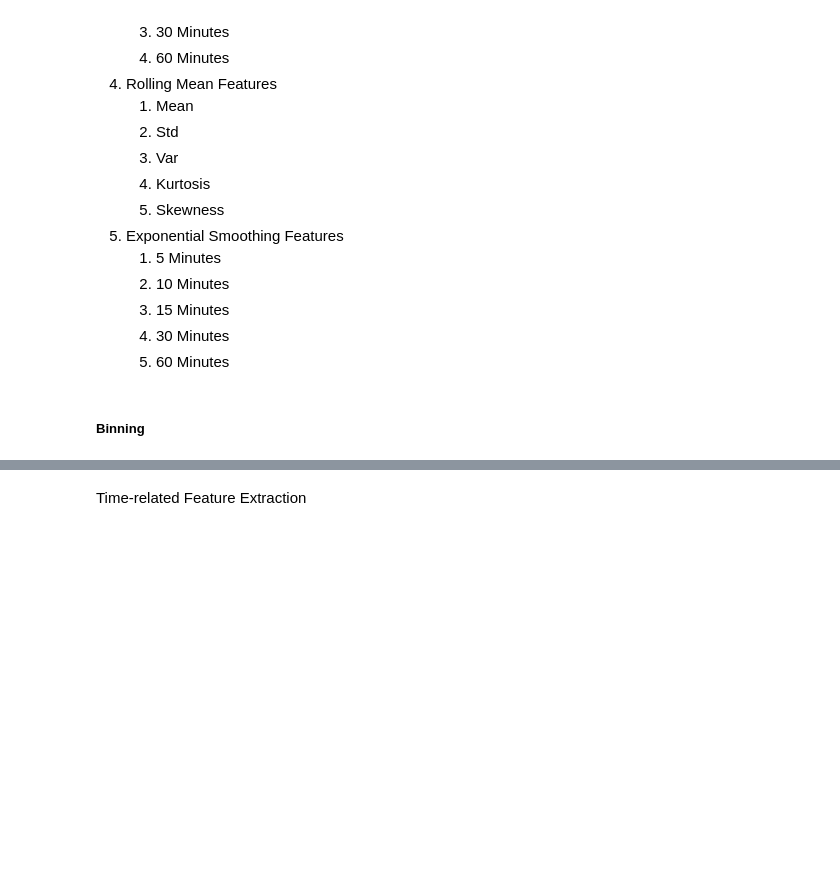
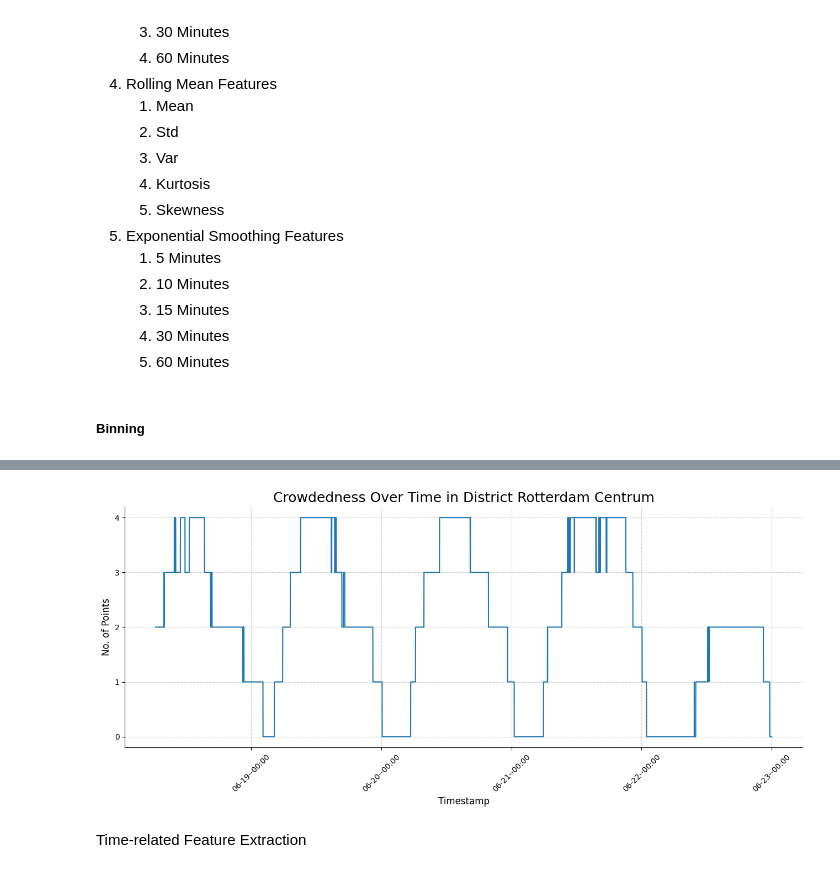
Before and after one commit to tonytziorvas/Lab, a Jupyter notebook: 1-model_training.ipynb, the cells around one changed output, grey strips where cells are left out. Saved outputs shown, nothing was run; the diff lists cells and outputs as text; code cells hidden in the pictures; blank space fills up the shorter version.

```diff
--- a/1-model_training.ipynb
+++ b/1-model_training.ipynb
@@ -128,3 +137,28 @@ plt.show()
+# %%
+_, ax = plt.subplots(figsize=(13, 6))
+
+
+ax.plot(
+    df["timestamp"],
+    df[target_column_name],
+    linestyle="-",
+    linewidth=1.5,
+)
+
+ax.set_title(f"Crowdedness Over Time in District {target_district}", fontsize=18)
+ax.set_xlabel("Timestamp", fontsize=12)
+ax.set_ylabel("No. of Points", fontsize=12)
+plt.gca().spines[["top", "right"]].set_visible(False)
+ax.grid(True, linestyle="--", alpha=0.6)
+ax.xaxis.set_major_formatter(mdates.DateFormatter("%m-%d--%H:%M"))
+
+plt.xticks(rotation=45)
+plt.yticks(df[target_column_name].unique())
+plt.tight_layout()
+# plt.savefig("figures/Crowdedness Bins.png", dpi=300)
+plt.show()
+# %% [output]
+[figure, added]
 # %% [markdown]
 Time-related Feature Extraction
 # %%
```
Also changed, not shown: parts of 24 cells of this notebook, 5 other files.
